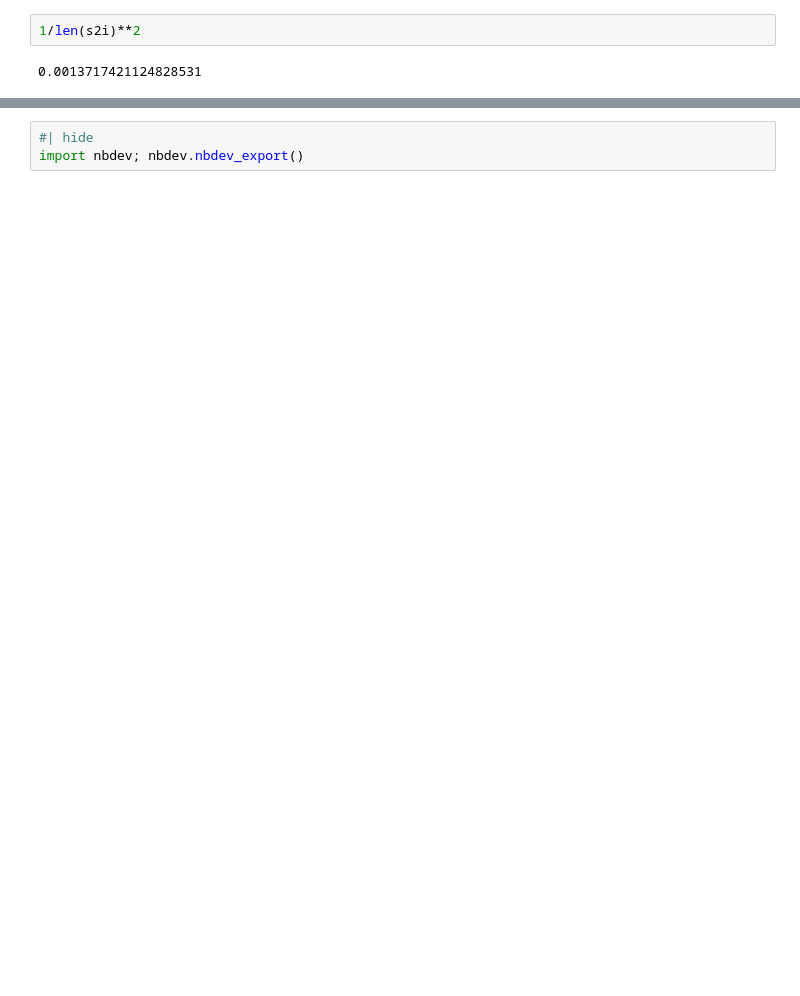
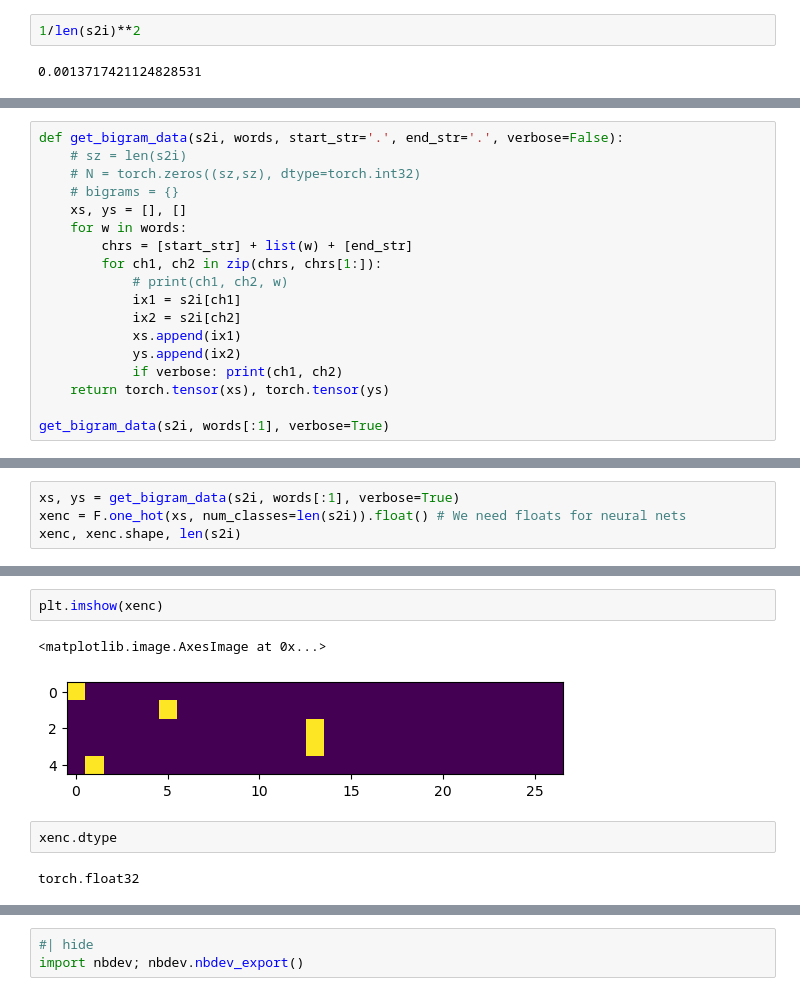
Before and after one commit to Rahuketu86/minion, a Jupyter notebook: nbs/03_makemore.bigram.ipynb, the cells around one changed output, grey strips where cells are left out. Saved outputs shown, nothing was run; the diff lists cells and outputs as text; blank space fills up the shorter version.

Commit message:
Added Bigram nn with loss, regularization and word generation

```diff
--- a/nbs/03_makemore.bigram.ipynb
+++ b/nbs/03_makemore.bigram.ipynb
@@ -544,0 +616,18 @@ tensor([52.7334], dtype=torch.float64)
+# %%
+def get_bigram_data(s2i, words, start_str='.', end_str='.', verbose=False):
+    # sz = len(s2i)
+    # N = torch.zeros((sz,sz), dtype=torch.int32)
+    # bigrams = {}
+    xs, ys = [], []
+    for w in words:
+        chrs = [start_str] + list(w) + [end_str]
+        for ch1, ch2 in zip(chrs, chrs[1:]):
+            # print(ch1, ch2, w)
+            ix1 = s2i[ch1]
+            ix2 = s2i[ch2]
+            xs.append(ix1)
+            ys.append(ix2)
+            if verbose: print(ch1, ch2)
+    return torch.tensor(xs), torch.tensor(ys)
+
+get_bigram_data(s2i, words[:1], verbose=True)
@@ -544,0 +657,4 @@ tensor([52.7334], dtype=torch.float64)
+# %%
+xs, ys = get_bigram_data(s2i, words[:1], verbose=True)
+xenc = F.one_hot(xs, num_classes=len(s2i)).float() # We need floats for neural nets
+xenc, xenc.shape, len(s2i)
@@ -544,0 +679,9 @@ tensor([52.7334], dtype=torch.float64)
+# %%
+plt.imshow(xenc)
+# %% [output]
+<matplotlib.image.AxesImage at 0x...>
+[figure, added]
+# %%
+xenc.dtype
+# %% [output]
+torch.float32
```
Also changed, not shown: parts of 32 cells of this notebook, 1 other file.
